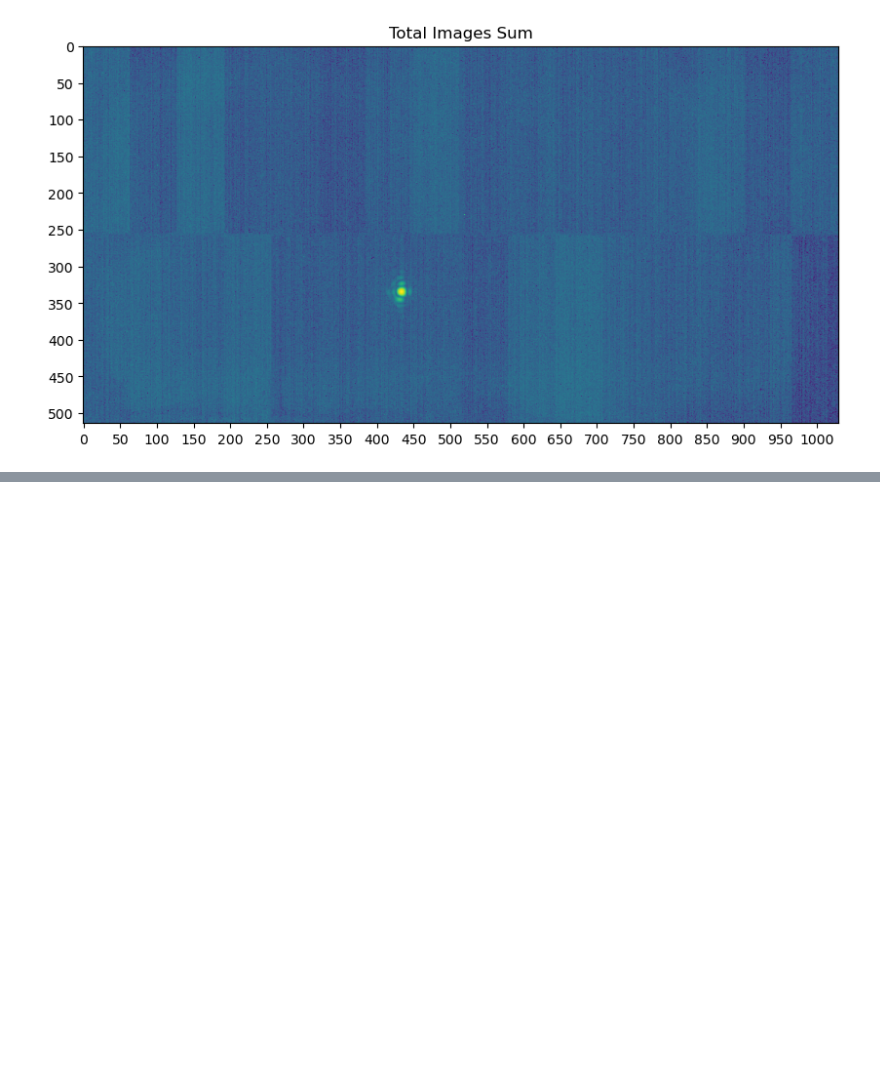
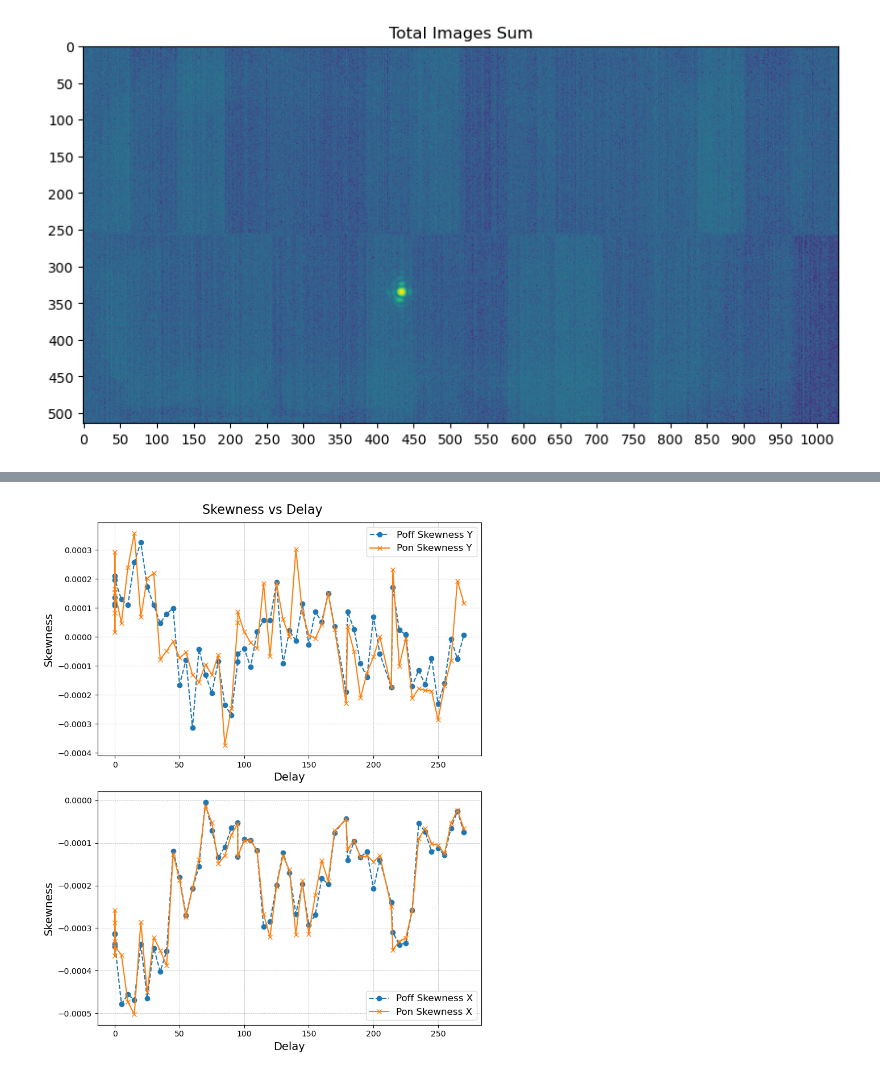
Before and after one commit to SJB7777/STO-XFEL, a Jupyter notebook: notebooks/com.ipynb, the cells around one changed output, grey strips where cells are left out. Saved outputs shown, nothing was run; the diff lists cells and outputs as text; code cells hidden in the pictures; blank space fills up the shorter version.

```diff
--- a/notebooks/com.ipynb
+++ b/notebooks/com.ipynb
@@ -145,0 +213,22 @@ Spread (Variance): σ_x^2 = 853034891.7874893, σ_y^2 = 3285228181.3266206
+# %%
+fig, ax = plt.subplots(2, 1, figsize=(8, 10))
+
+ax[0].plot(delays, poff_features["skewness_y"], "o--", label="Poff Skewness Y")
+ax[0].plot(delays, pon_features["skewness_y"], "x-", label="Pon Skewness Y")
+ax[1].plot(delays, poff_features["skewness_x"], "o--", label="Poff Skewness X")
+ax[1].plot(delays, pon_features["skewness_x"], "x-", label="Pon Skewness X")
+
+fig.suptitle("Skewness vs Delay", fontsize=16)
+ax[0].set_xlabel("Delay", fontsize=14)
+ax[0].set_ylabel("Skewness", fontsize=14)
+ax[1].set_xlabel("Delay", fontsize=14)
+ax[1].set_ylabel("Skewness", fontsize=14)
+
+ax[0].legend(fontsize=12)
+ax[0].grid(True, which='both', linestyle='--', linewidth=0.5)
+ax[1].legend(fontsize=12)
+ax[1].grid(True, which='both', linestyle='--', linewidth=0.5)
+
+plt.tight_layout();
+# %% [output]
+[figure, added]
```
Also changed, not shown: parts of 10 cells of this notebook.
